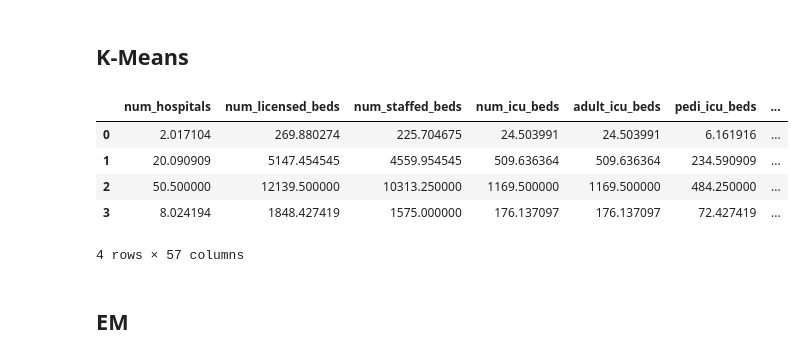
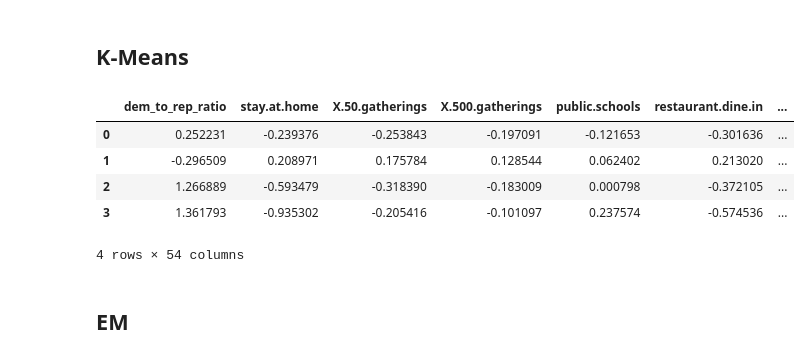
Before and after one commit to jenliketen/bst_263_project, a Jupyter notebook: bst263-em.ipynb, the cells around one changed output. Saved outputs shown, nothing was run; the diff lists cells and outputs as text; code cells hidden in the pictures.

```diff
--- a/bst263-em.ipynb
+++ b/bst263-em.ipynb
@@ -10,0 +48,11 @@ data = data.dropna()
+# %%
+## build per capita
+data['num_hospitals_pt'] = data['num_hospitals'] / data['Total']
+data['num_licensed_beds_pt'] = data['num_licensed_beds'] / data['Total']
+data['num_staffed_beds_pt'] = data['num_staffed_beds'] / data['Total']
+data['num_icu_beds_pt'] = data['num_icu_beds'] / data['Total']
+data['adult_icu_beds_pt'] = data['adult_icu_beds'] / data['Total']
+data['pedi_icu_beds_pt'] = data['pedi_icu_beds'] / data['Total']
+data['potential_increase_in_bed_capac_pt'] = data['potential_increase_in_bed_capac'] / data['Total']
+data['bed_utilization_pt'] = data['bed_utilization'] / data['Total']
+data['avg_ventilator_usage_pt'] = data['avg_ventilator_usage'] / data['Total']
@@ -14,46 +80,51 @@ data = data.dropna()
 #Also removing columns Unnamed, they seem to be artifacts from data cleaning/combining multiple datasets?
 X = data.drop(['Unnamed: 0', 'Unnamed: 0.1','NAME',  'cases_total', 'fips_final',
        'deaths_total', 'cases_per_capita', 'deaths_per_capita',
-       'case_fatality_rate', 'Unnamed: 0.1.1', 'county', 'STATEFP', 'COUNTYFP',
-       'CountyName', 'StateName', 'State',], axis=1)
+       'case_fatality_rate', 'Unnamed: 0.1.1', 'county', 'population','STATEFP', 'COUNTYFP',
+       'CountyName', 'StateName', 'State','num_hospitals', 'num_licensed_beds','num_staffed_beds','num_icu_beds',
+        'adult_icu_beds','pedi_icu_beds', 'potential_increase_in_bed_capac','bed_utilization','avg_ventilator_usage',
+         'federal.guidelines',   'foreign.travel.ban'  ], axis=1)
 y = data[["cases_total", "deaths_total", "cases_per_capita", "deaths_per_capita", "case_fatality_rate"]]
+# %%
+## standardize
+X_n = (X - X.mean(axis=0)) / X.std(axis=0)
 # %% [markdown]
 ## K-Means
 # %%
 #set number of clusters
-kmeans = KMeans(n_clusters=4, random_state=0).fit(X)
+kmeans = KMeans(n_clusters=4, random_state=0).fit(X_n)
 
 #Run the clustering algorithm
-model = kmeans.fit(X)
+model = kmeans.fit(X_n)
 model
 
 #Generate cluster predictions and store in y_hat
-y_hat = kmeans.predict(X)
+y_hat = kmeans.predict(X_n)
 # %%
 #function that creates a dataframe with a column for cluster number
 cluster_centers = kmeans.cluster_centers_
 
 def kmean_col(X, cluster_centers):
         cols = list(X)
         cols.append('cluster')
 
 # Zip with a column called 'cluster' (index)
         Z = [np.append(A, index) for index, A in enumerate(cluster_centers)]
 
 # Convert to pandas data frame for plotting
         P = pd.DataFrame(Z, columns=cols)
         P['cluster'] = P['cluster'].astype(int)
         return P
 
-P = kmean_col(X, cluster_centers)
+P = kmean_col(X_n, cluster_centers)
 P
 # %% [output]
-|  | num_hospitals | num_licensed_beds | num_staffed_beds | num_icu_beds | adult_icu_beds | pedi_icu_beds | ... |
-| 0 | 2.017104 | 269.880274 | 225.704675 | 24.503991 | 24.503991 | 6.161916 | ... |
-| 1 | 20.090909 | 5147.454545 | 4559.954545 | 509.636364 | 509.636364 | 234.590909 | ... |
-| 2 | 50.500000 | 12139.500000 | 10313.250000 | 1169.500000 | 1169.500000 | 484.250000 | ... |
-| 3 | 8.024194 | 1848.427419 | 1575.000000 | 176.137097 | 176.137097 | 72.427419 | ... |
+|  | dem_to_rep_ratio | stay.at.home | X.50.gatherings | X.500.gatherings | public.schools | restaurant.dine.in | ... |
+| 0 | 0.252231 | -0.239376 | -0.253843 | -0.197091 | -0.121653 | -0.301636 | ... |
+| 1 | -0.296509 | 0.208971 | 0.175784 | 0.128544 | 0.062402 | 0.213020 | ... |
+| 2 | 1.266889 | -0.593479 | -0.318390 | -0.183009 | 0.000798 | -0.372105 | ... |
+| 3 | 1.361793 | -0.935302 | -0.205416 | -0.101097 | 0.237574 | -0.574536 | ... |
-4 rows × 57 columns
+4 rows × 54 columns
 # %% [markdown]
 ## EM
 # %%
```
Also changed, not shown: parts of 15 cells of this notebook.
